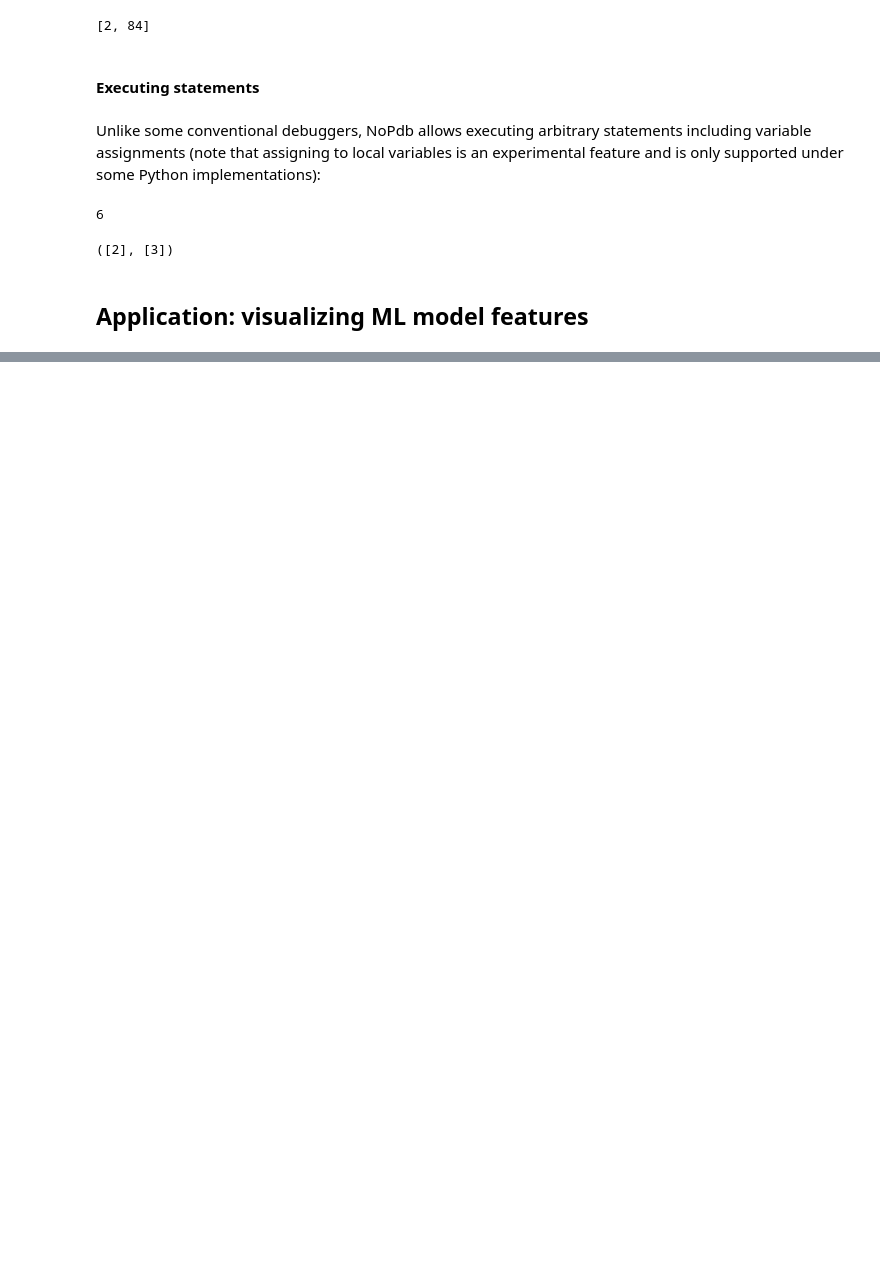
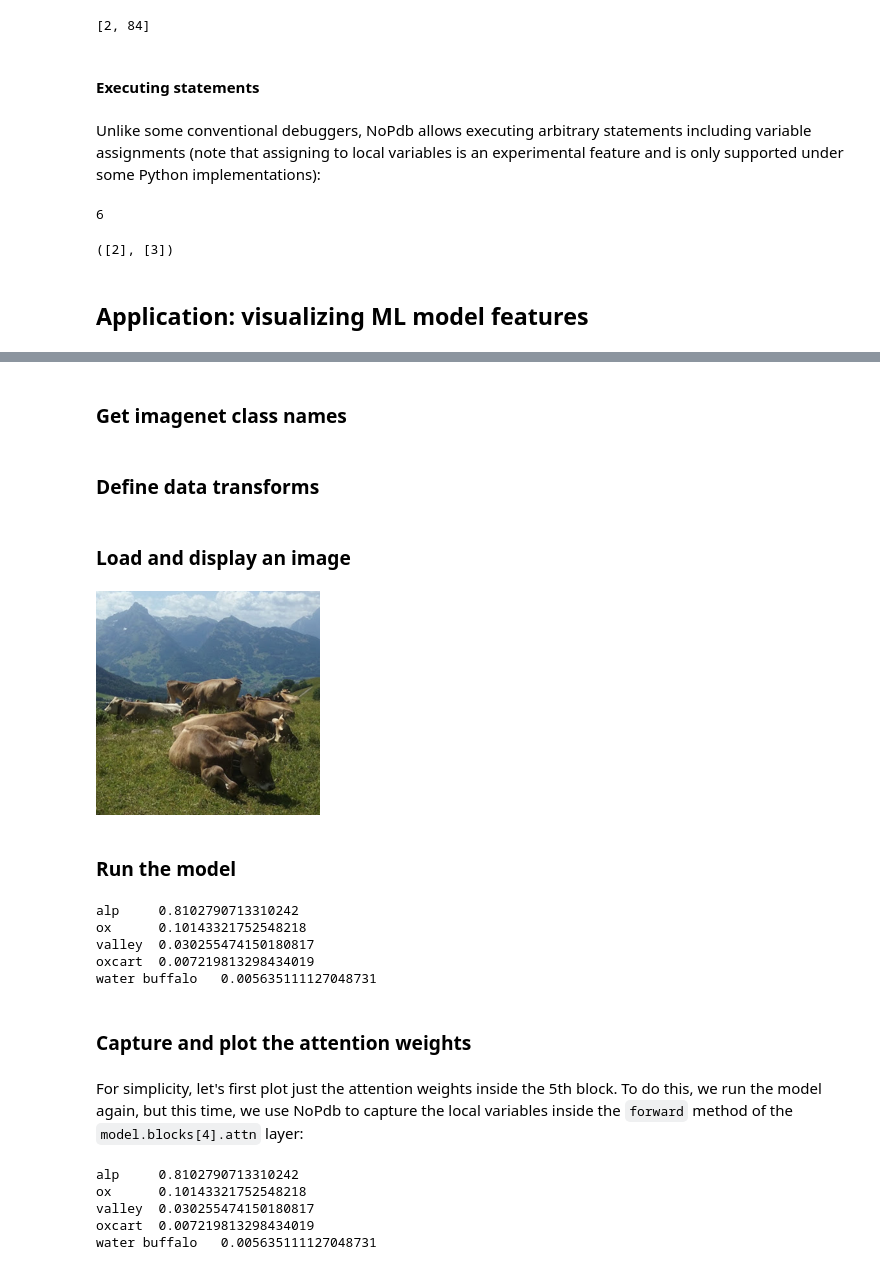
Before and after one commit to cifkao/scipy2022-nopdb, a Jupyter notebook: nopdb_poster.ipynb, the cells around one changed output, grey strips where cells are left out. Cells and saved outputs as stored; diff of their text form; code cells hidden in the pictures; blank space fills up the shorter version.

```diff
--- a/nopdb_poster.ipynb
+++ b/nopdb_poster.ipynb
@@ -163,0 +190,3 @@ z_before, z_after
+# %%
+model = timm.create_model('vit_base_patch16_224', pretrained=True)
+model.eval()
@@ -163,0 +211,2 @@ z_before, z_after
+# %% [markdown]
+### Get imagenet class names
@@ -163,0 +216,19 @@ z_before, z_after
+# %% [markdown]
+### Define data transforms
+# %%
+# Get the function to transform the image to a tensor
+config = resolve_data_config({}, model=model)
+transform = create_transform(**config)
+
+# Get the functions to map the tensor back to an image
+from helpers import inv_transform, inv_normalize, apply_mask
+# %% [markdown]
+### Load and display an image
+# %%
+img = PIL.Image.open('img/cows.jpg').convert('RGB')
+input = transform(img)
+inv_transform(input)
+# %% [output]
+[figure, added]
+# %% [markdown]
+### Run the model
@@ -163,0 +244,21 @@ z_before, z_after
+# %%
+predict(input)
+# %% [output]
+alp     0.8102790713310242
+ox      0.10143321752548218
+valley  0.030255474150180817
+oxcart  0.007219813298434019
+water buffalo   0.005635111127048731
+# %% [markdown]
+### Capture and plot the attention weights
+# %% [markdown]
+For simplicity, let's first plot just the attention weights inside the 5th block. To do this, we run the model again, but this time, we use NoPdb to capture the local variables inside the `forward` method of the `model.blocks[4].attn` layer:
+# %%
+with nopdb.capture_call(model.blocks[4].attn.forward) as attn_call:
+    predict(input)
+# %% [output]
+alp     0.8102790713310242
+ox      0.10143321752548218
+valley  0.030255474150180817
+oxcart  0.007219813298434019
+water buffalo   0.005635111127048731
```
Also changed, not shown: parts of 13 cells of this notebook, 11 other files.
